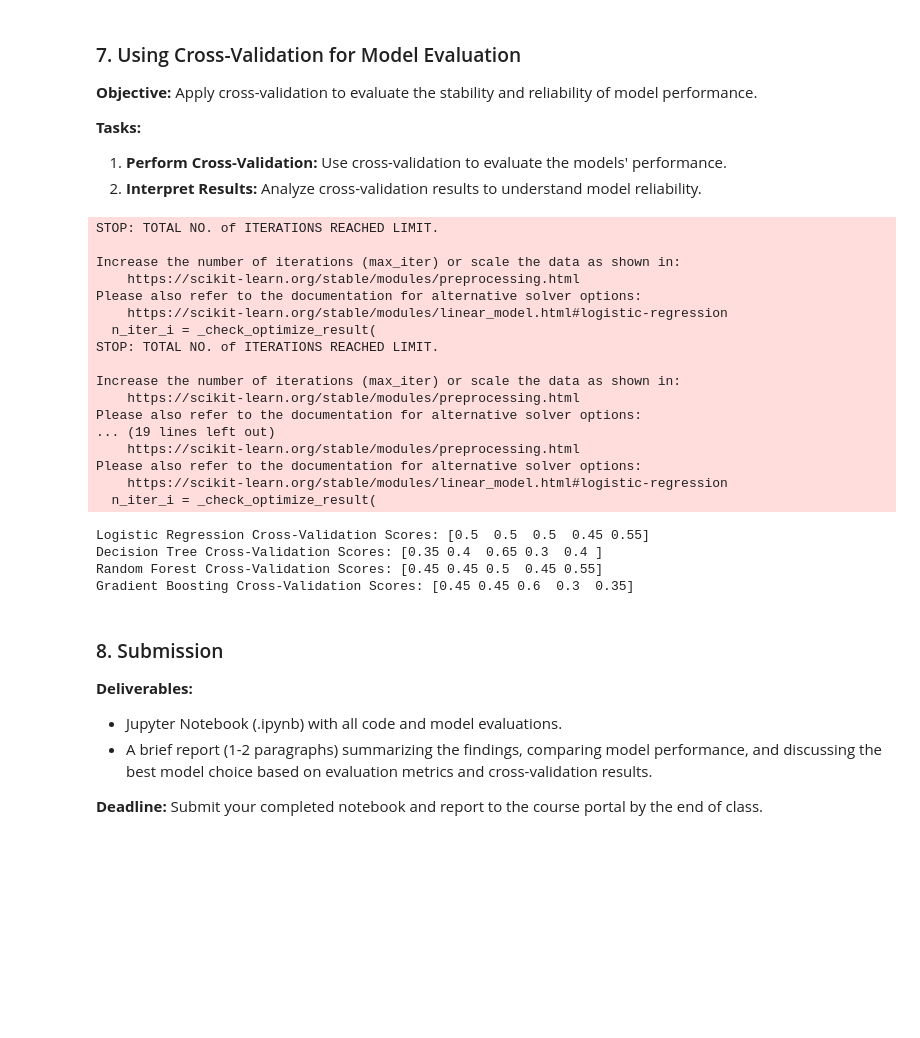
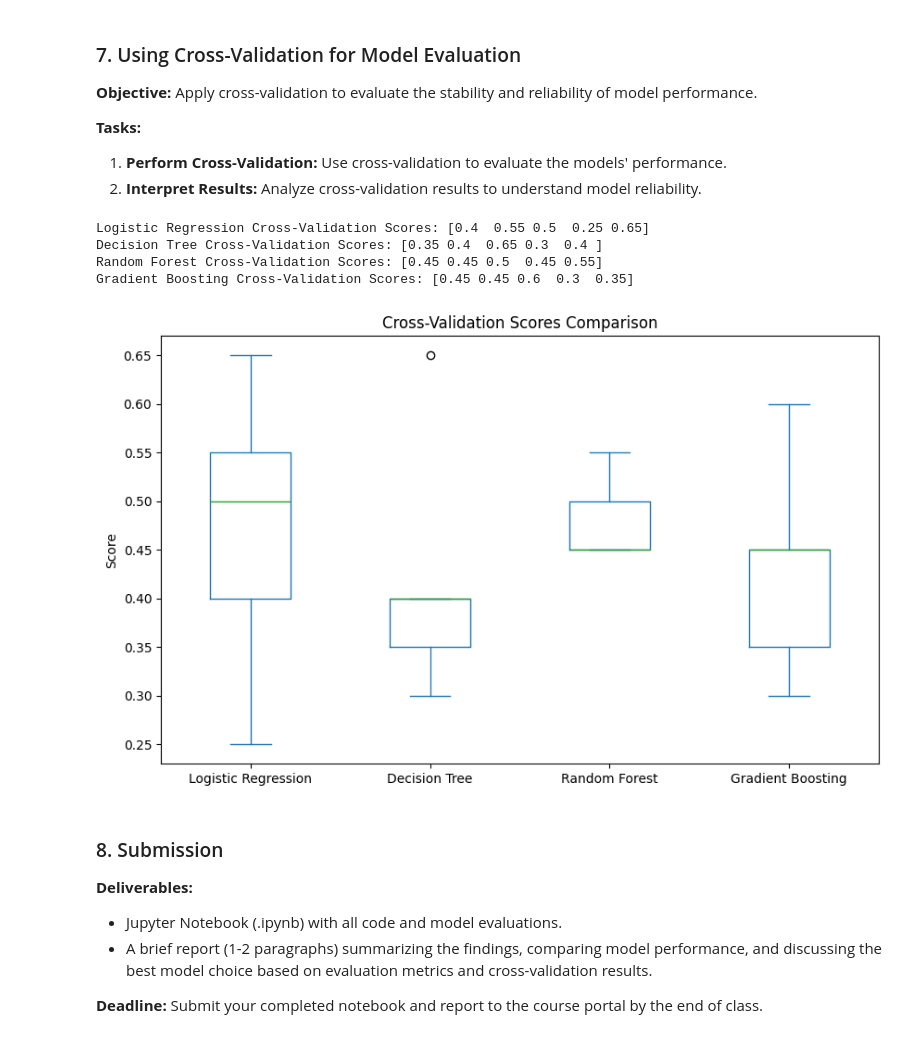
Before and after one commit to RobotX5/MIS-3820, a Jupyter notebook: Week_6/Week_6_Lab_Notebook.ipynb, the cells around one changed output. Drawn from its saved outputs; the diff is of its cells as text; code cells hidden in the pictures; blank space fills up the shorter version.

```diff
--- a/Week_6/Week_6_Lab_Notebook.ipynb
+++ b/Week_6/Week_6_Lab_Notebook.ipynb
@@ -266,37 +299,36 @@ Gradient Boosting Accuracy: 0.3333333333333333, Precision: 0.4375, Recall: 0.388
 # %%
 # Perform cross-validation
 logistic_cv_scores = cross_val_score(logistic_model, X, y, cv=5)
 tree_cv_scores = cross_val_score(tree_model, X, y, cv=5)
 rf_cv_scores = cross_val_score(rf_model, X, y, cv=5)
 gb_cv_scores = cross_val_score(gb_model, X, y, cv=5)
 
+
+
 # Print cross-validation results
 print(f'Logistic Regression Cross-Validation Scores: {logistic_cv_scores}')
 print(f'Decision Tree Cross-Validation Scores: {tree_cv_scores}')
 print(f'Random Forest Cross-Validation Scores: {rf_cv_scores}')
 print(f'Gradient Boosting Cross-Validation Scores: {gb_cv_scores}')
+# Plot cross-validation results
+cv_scores_df = pd.DataFrame({
+    'Logistic Regression': logistic_cv_scores,
+    'Decision Tree': tree_cv_scores,
+    'Random Forest': rf_cv_scores,
+    'Gradient Boosting': gb_cv_scores
+})
+
+cv_scores_df.plot(kind='box', figsize=(10, 6))
+plt.title('Cross-Validation Scores Comparison')
+plt.ylabel('Score')
+plt.xticks(rotation=0)
+plt.show()
 # %% [output]
-STOP: TOTAL NO. of ITERATIONS REACHED LIMIT.
-
-Increase the number of iterations (max_iter) or scale the data as shown in:
-    https://scikit-learn.org/stable/modules/preprocessing.html
-Please also refer to the documentation for alternative solver options:
-    https://scikit-learn.org/stable/modules/linear_model.html#logistic-regression
-  n_iter_i = _check_optimize_result(
-STOP: TOTAL NO. of ITERATIONS REACHED LIMIT.
-
-Increase the number of iterations (max_iter) or scale the data as shown in:
-    https://scikit-learn.org/stable/modules/preprocessing.html
-Please also refer to the documentation for alternative solver options:
-... (19 lines left out)
-    https://scikit-learn.org/stable/modules/preprocessing.html
-Please also refer to the documentation for alternative solver options:
-    https://scikit-learn.org/stable/modules/linear_model.html#logistic-regression
-  n_iter_i = _check_optimize_result(
+Logistic Regression Cross-Validation Scores: [0.4  0.55 0.5  0.25 0.65]
+Decision Tree Cross-Validation Scores: [0.35 0.4  0.65 0.3  0.4 ]
+Random Forest Cross-Validation Scores: [0.45 0.45 0.5  0.45 0.55]
+Gradient Boosting Cross-Validation Scores: [0.45 0.45 0.6  0.3  0.35]
-Logistic Regression Cross-Validation Scores: [0.5  0.5  0.5  0.45 0.55]
-Decision Tree Cross-Validation Scores: [0.35 0.4  0.65 0.3  0.4 ]
-Random Forest Cross-Validation Scores: [0.45 0.45 0.5  0.45 0.55]
-Gradient Boosting Cross-Validation Scores: [0.45 0.45 0.6  0.3  0.35]
+[figure, added]
 # %% [markdown]
 ### 8. Submission
 **Deliverables:**
```
Also changed, not shown: parts of 5 cells of this notebook.
